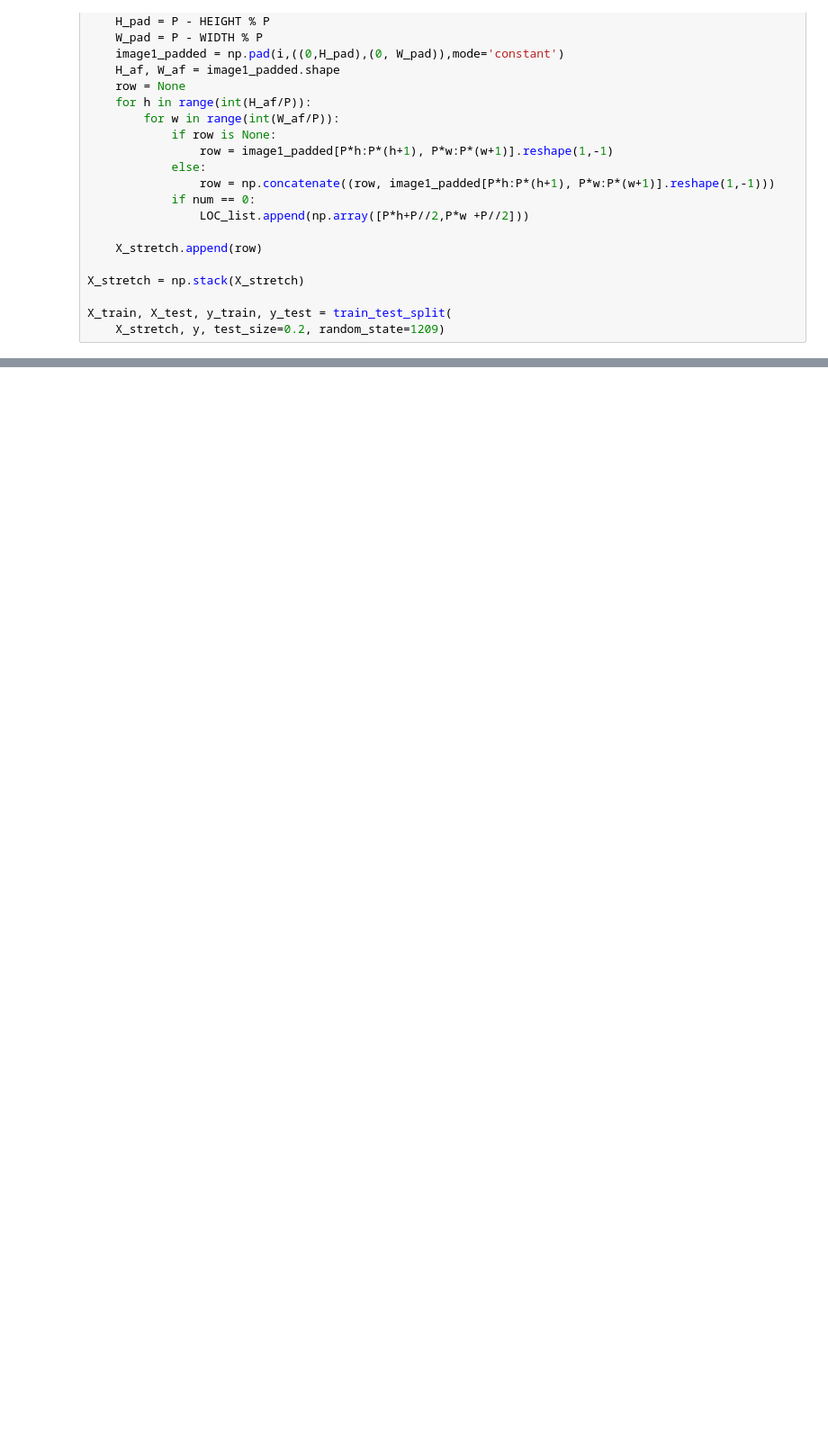
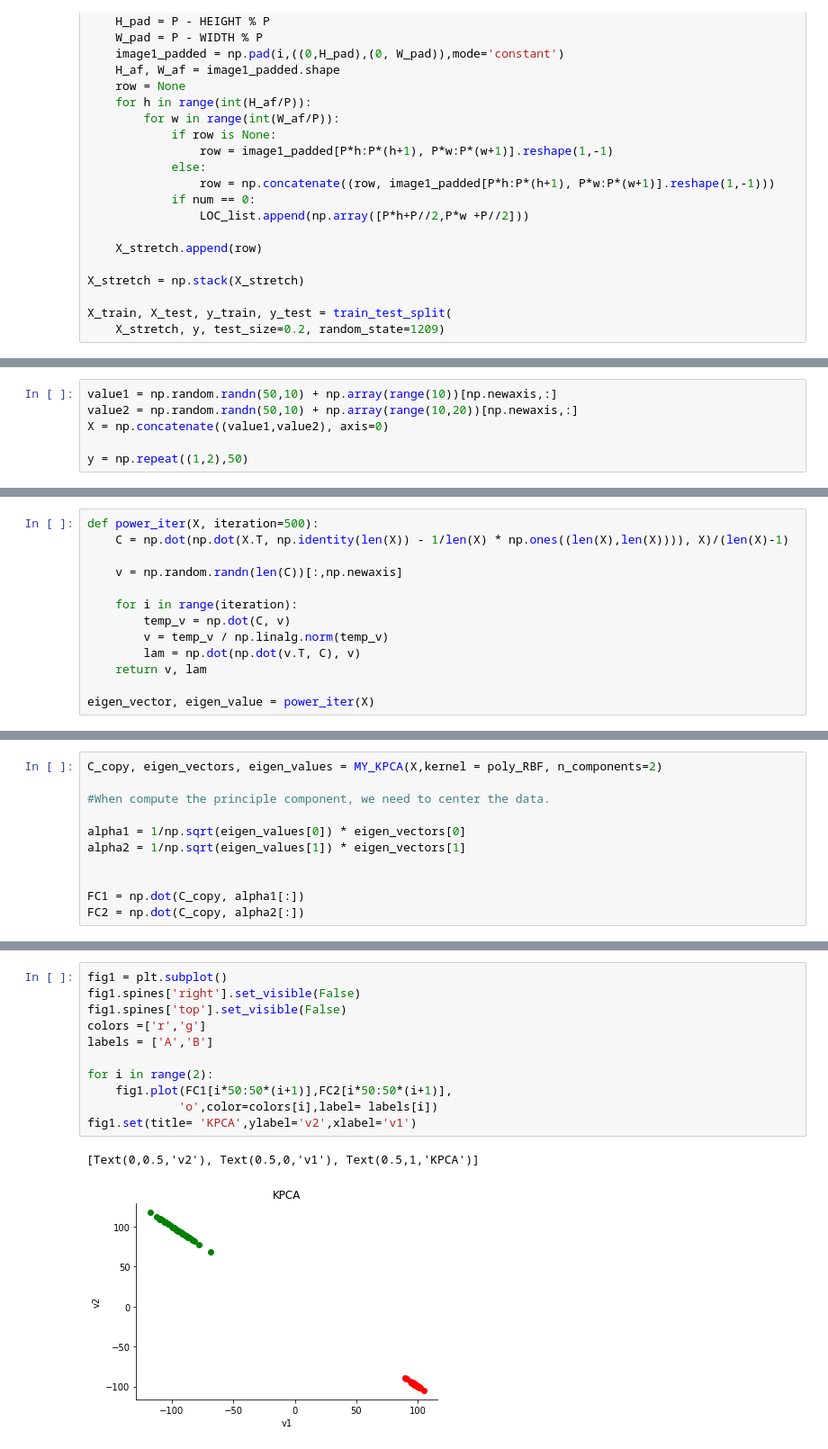
Before and after one commit to FDSMlhn/STAT538, a Jupyter notebook: HW4.ipynb, the cells around one changed output, grey strips where cells are left out. Shown at 90% size. Saved outputs shown, nothing was run; the diff lists cells and outputs as text; blank space fills up the shorter version.

```diff
--- a/HW4.ipynb
+++ b/HW4.ipynb
@@ -117,0 +137,6 @@ for sigma2 in parameter_list2:
+# %%
+value1 = np.random.randn(50,10) + np.array(range(10))[np.newaxis,:]
+value2 = np.random.randn(50,10) + np.array(range(10,20))[np.newaxis,:]
+X = np.concatenate((value1,value2), axis=0)
+
+y = np.repeat((1,2),50)
@@ -117,0 +147,13 @@ for sigma2 in parameter_list2:
+# %%
+def power_iter(X, iteration=500):
+    C = np.dot(np.dot(X.T, np.identity(len(X)) - 1/len(X) * np.ones((len(X),len(X)))), X)/(len(X)-1)
+
+    v = np.random.randn(len(C))[:,np.newaxis]
+
+    for i in range(iteration):
+        temp_v = np.dot(C, v)
+        v = temp_v / np.linalg.norm(temp_v)
+        lam = np.dot(np.dot(v.T, C), v)
+    return v, lam
+
+eigen_vector, eigen_value = power_iter(X)
@@ -117,0 +203,11 @@ for sigma2 in parameter_list2:
+# %%
+C_copy, eigen_vectors, eigen_values = MY_KPCA(X,kernel = poly_RBF, n_components=2)
+
+#When compute the principle component, we need to center the data.
+
+alpha1 = 1/np.sqrt(eigen_values[0]) * eigen_vectors[0]
+alpha2 = 1/np.sqrt(eigen_values[1]) * eigen_vectors[1]
+
+
+FC1 = np.dot(C_copy, alpha1[:])
+FC2 = np.dot(C_copy, alpha2[:])
@@ -117,0 +216,14 @@ for sigma2 in parameter_list2:
+# %%
+fig1 = plt.subplot()
+fig1.spines['right'].set_visible(False)
+fig1.spines['top'].set_visible(False)
+colors =['r','g']
+labels = ['A','B']
+
+for i in range(2):
+    fig1.plot(FC1[i*50:50*(i+1)],FC2[i*50:50*(i+1)],
+             'o',color=colors[i],label= labels[i])
+fig1.set(title= 'KPCA',ylabel='v2',xlabel='v1')
+# %% [output]
+[Text(0,0.5,'v2'), Text(0.5,0,'v1'), Text(0.5,1,'KPCA')]
+[figure, added]
```
Also changed, not shown: parts of 17 cells of this notebook.
